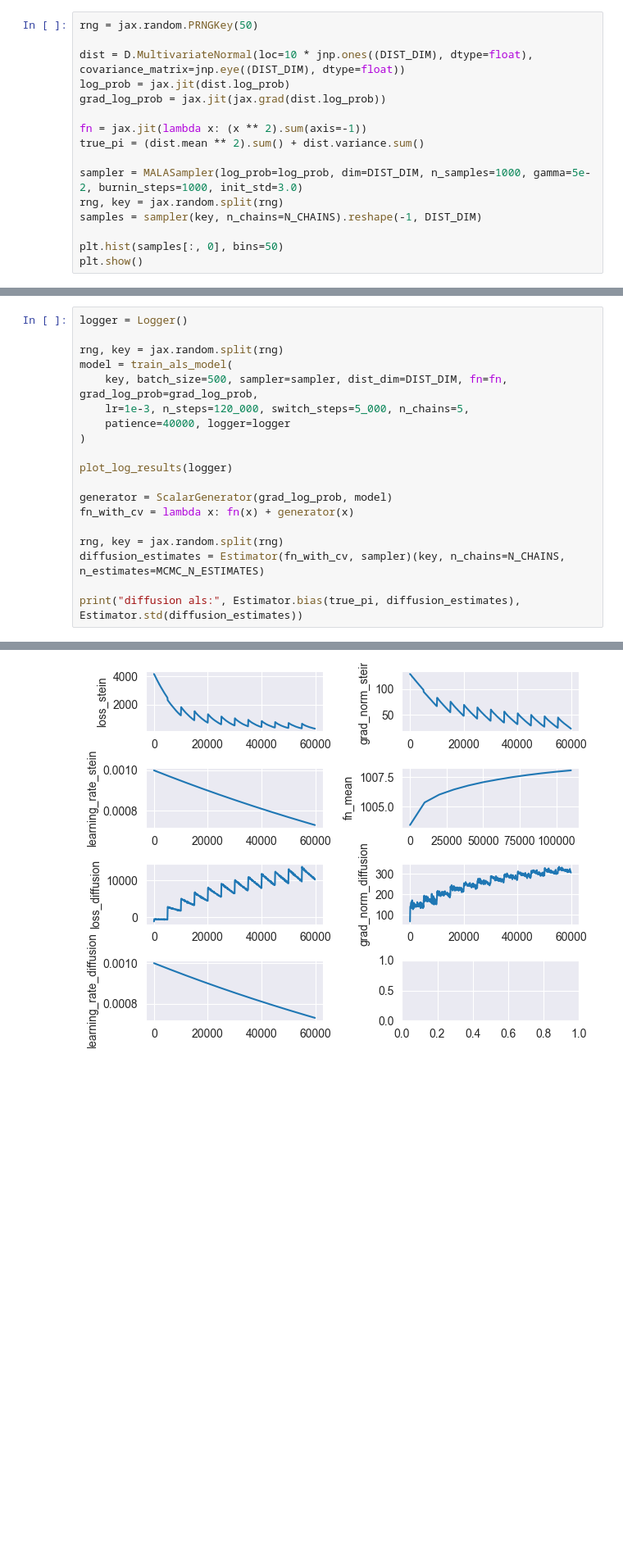
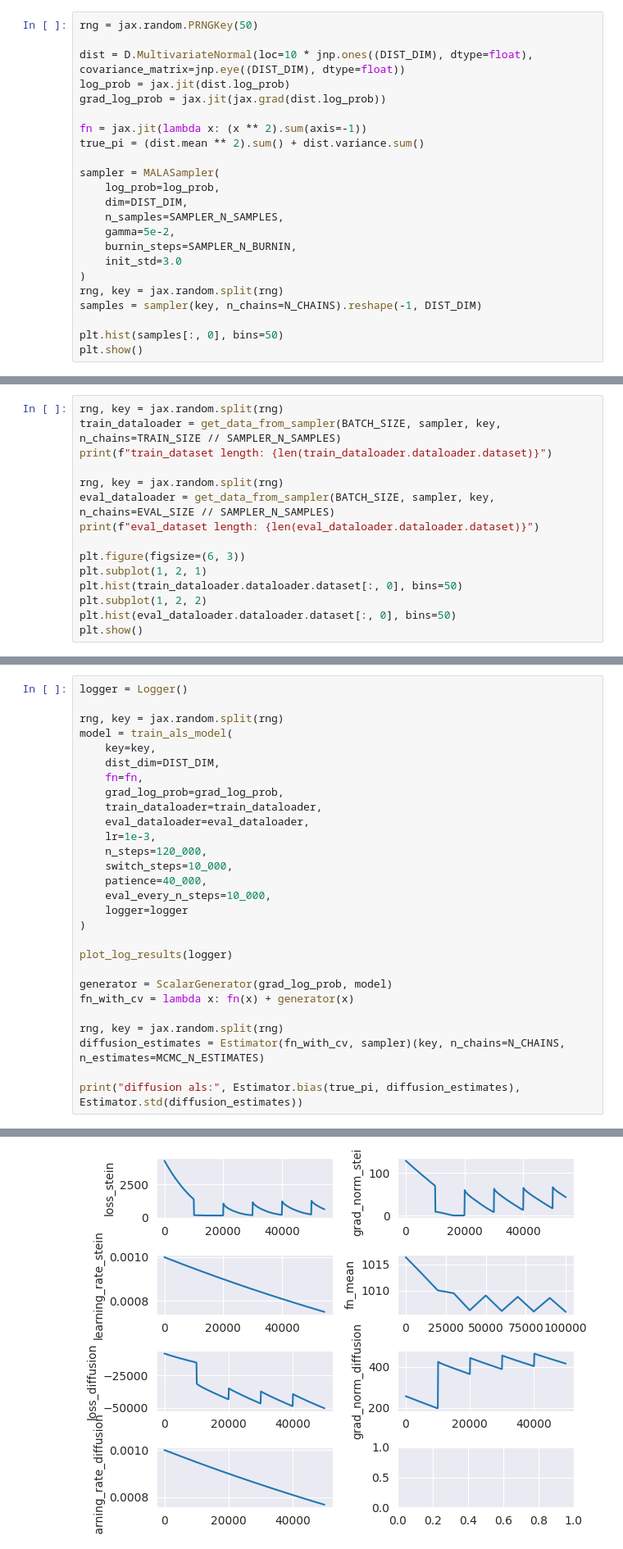
Before and after one commit to kkorolev1/mcmc-control-variates, a Jupyter notebook: diffcv.ipynb, the cells around one changed output, grey strips where cells are left out. Shown at 82% size. Cells and saved outputs as stored; diff of their text form; blank space fills up the shorter version.

Commit message:
use 2 dataloaders in pipeline

```diff
--- a/diffcv.ipynb
+++ b/diffcv.ipynb
@@ -47,7 +55,14 @@ grad_log_prob = jax.jit(jax.grad(dist.log_prob))
 fn = jax.jit(lambda x: (x ** 2).sum(axis=-1))
 true_pi = (dist.mean ** 2).sum() + dist.variance.sum()
 
-sampler = MALASampler(log_prob=log_prob, dim=DIST_DIM, n_samples=1000, gamma=5e-2, burnin_steps=1000, init_std=3.0)
+sampler = MALASampler(
+    log_prob=log_prob,
+    dim=DIST_DIM,
+    n_samples=SAMPLER_N_SAMPLES,
+    gamma=5e-2,
+    burnin_steps=SAMPLER_N_BURNIN,
+    init_std=3.0
+)
 rng, key = jax.random.split(rng)
 samples = sampler(key, n_chains=N_CHAINS).reshape(-1, DIST_DIM)
 
@@ -164,0 +206,15 @@ base: 0.012207031 5.543469
+# %%
+rng, key = jax.random.split(rng)
+train_dataloader = get_data_from_sampler(BATCH_SIZE, sampler, key, n_chains=TRAIN_SIZE // SAMPLER_N_SAMPLES)
+print(f"train_dataset length: {len(train_dataloader.dataloader.dataset)}")
+
+rng, key = jax.random.split(rng)
+eval_dataloader = get_data_from_sampler(BATCH_SIZE, sampler, key, n_chains=EVAL_SIZE // SAMPLER_N_SAMPLES)
+print(f"eval_dataset length: {len(eval_dataloader.dataloader.dataset)}")
+
+plt.figure(figsize=(6, 3))
+plt.subplot(1, 2, 1)
+plt.hist(train_dataloader.dataloader.dataset[:, 0], bins=50)
+plt.subplot(1, 2, 2)
+plt.hist(eval_dataloader.dataloader.dataset[:, 0], bins=50)
+plt.show()
@@ -190,9 +256,18 @@ logger = Logger()
 
 rng, key = jax.random.split(rng)
 model = train_als_model(
-    key, batch_size=500, sampler=sampler, dist_dim=DIST_DIM, fn=fn, grad_log_prob=grad_log_prob,
-    lr=1e-3, n_steps=120_000, switch_steps=5_000, n_chains=5,
-    patience=40000, logger=logger
+    key=key,
+    dist_dim=DIST_DIM,
+    fn=fn,
+    grad_log_prob=grad_log_prob,
+    train_dataloader=train_dataloader,
+    eval_dataloader=eval_dataloader,
+    lr=1e-3,
+    n_steps=120_000,
+    switch_steps=10_000,
+    patience=40_000,
+    eval_every_n_steps=10_000,
+    logger=logger
 )
 
 plot_log_results(logger)
@@ -222,4 +291,4 @@ diffusion als: -0.007019043 0.41255718
-[figure, old version]
+[figure, new version]
 # %%
 logger = Logger()
 
```
Also changed, not shown: parts of 10 cells of this notebook, 3 other files.
